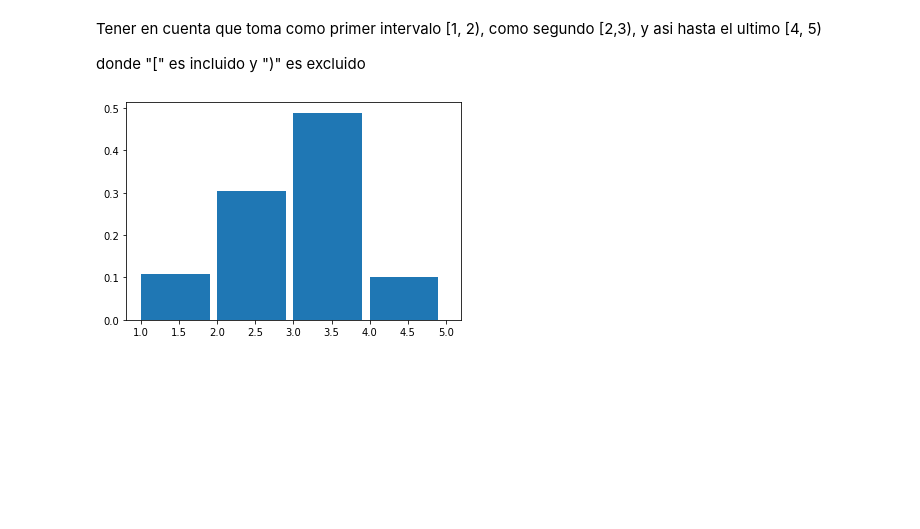
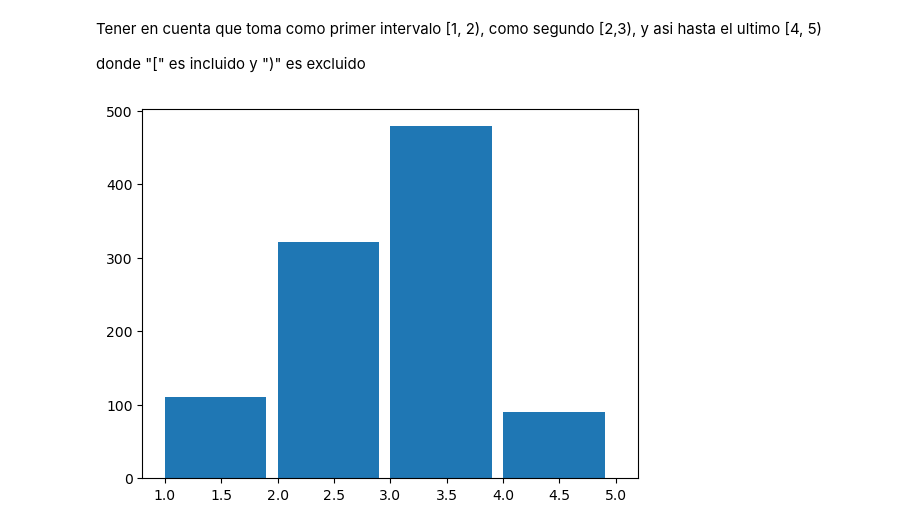
Before and after one commit to jpvidela/diplo-dl_02_Probabilidad, a Jupyter notebook: 03-variable-aleatoria-categorica.ipynb, the cells around one changed output. Cells and saved outputs as stored; diff of their text form; code cells hidden in the pictures; blank space fills up the shorter version.

```diff
--- a/03-variable-aleatoria-categorica.ipynb
+++ b/03-variable-aleatoria-categorica.ipynb
@@ -232,6 +279,7 @@ Tener en cuenta que toma como primer intervalo [1, 2), como segundo [2,3), y asi
 
 donde "[" es incluido y ")" es excluido
 # %%
-hist = plt.hist(observaciones, bins=4, range=[1,5], width=0.9, density=True) # normed='density')
+hist = plt.hist(observaciones, bins=4, range=[1,5], width=0.9, density=False) #normed='density')
+plt.show()
 # %% [output]
-[figure, old version]
+[figure, new version]
```
Also changed, not shown: parts of 34 cells of this notebook, 4 other files.
